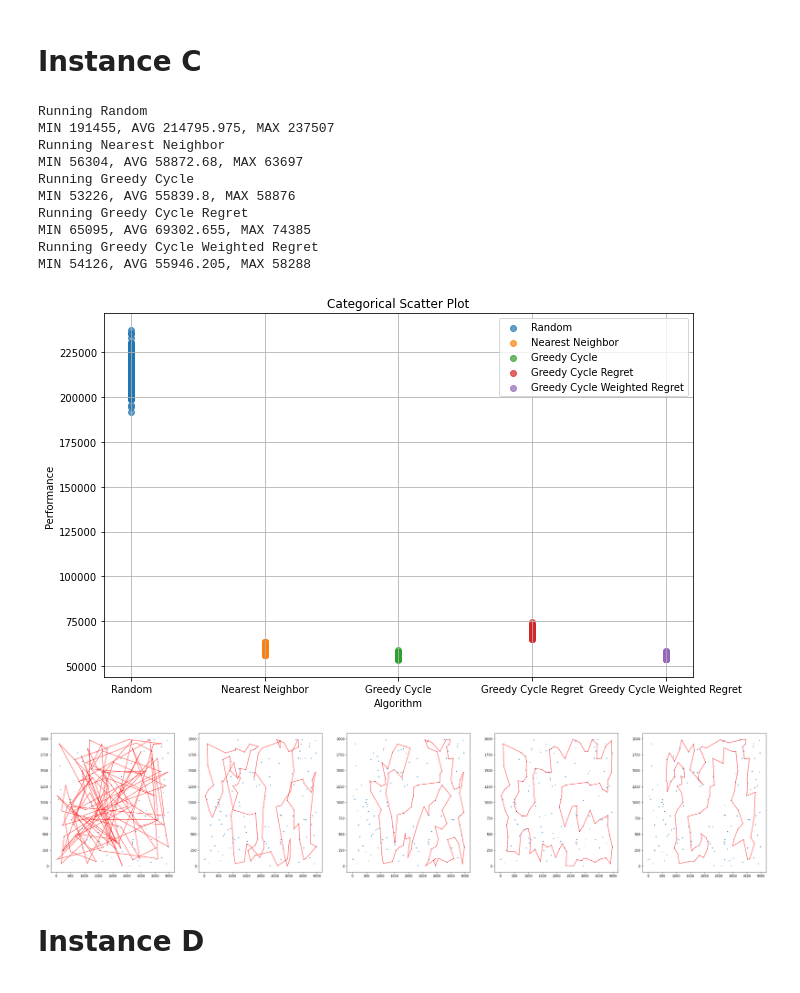
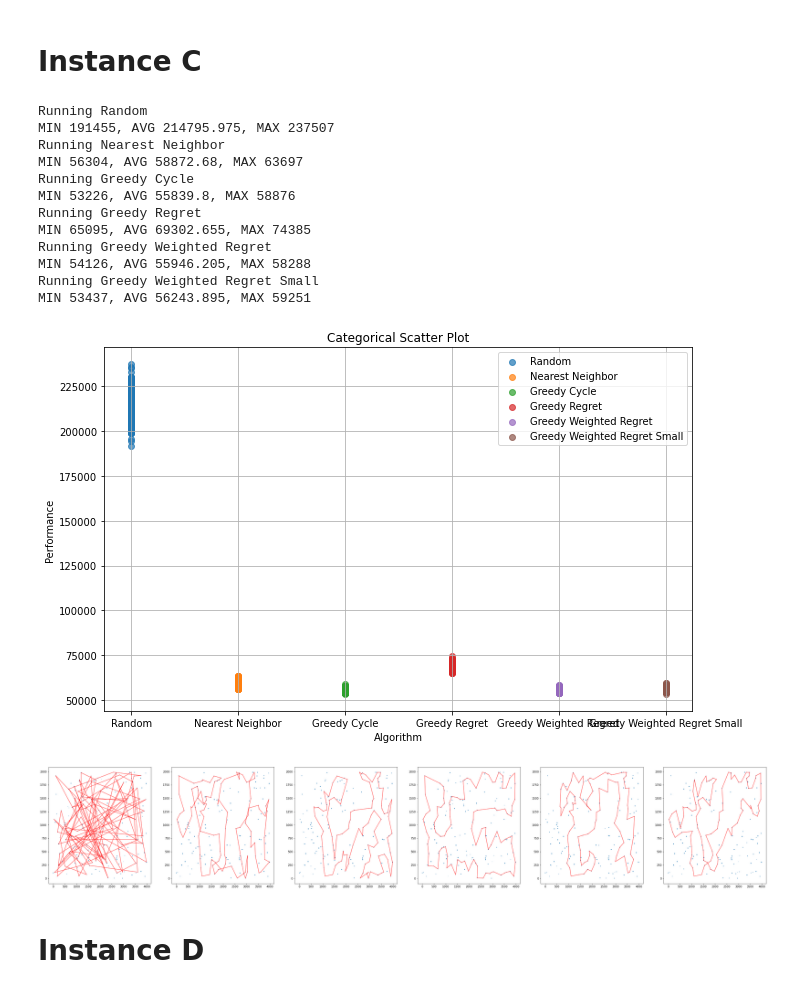
Before and after one commit to Antsol1000/ec, a Jupyter notebook: notebooks/report_2/2_greedy_regret_heuristics.ipynb, the cells around one changed output. Saved outputs shown, nothing was run; the diff lists cells and outputs as text; code cells hidden in the pictures.

```diff
--- a/notebooks/report_2/2_greedy_regret_heuristics.ipynb
+++ b/notebooks/report_2/2_greedy_regret_heuristics.ipynb
@@ -177,30 +185,34 @@ MIN 70153, AVG 71801.35, MAX 77676
 # %%
 best_solutions, results_list = run_all_experiments(200, [lambda x: random_solution(tspc),
                          lambda x: nearest_neighbor(tspc, x),
                          lambda x: greedy_cycle(tspc, x),
                          lambda x: greedy_cycle_with_regret(tspc_np, x),
-                         lambda x: greedy_cycle_with_weighted_regret(tspc_np, x)
+                         lambda x: greedy_cycle_with_weighted_regret(tspc_np, x),
+                         lambda x: greedy_cycle_with_weighted_regret(tspc_np, x, weight = 0.2)
                          ],
                     lambda x: tspc.get_solution_cost(x),
                     ["Random",
                      "Nearest Neighbor",
                      "Greedy Cycle",
-                     "Greedy Cycle Regret",
-                     "Greedy Cycle Weighted Regret"])
+                     "Greedy Regret",
+                     "Greedy Weighted Regret",
+                     "Greedy Weighted Regret Small"])
 tspc.plot(best_solutions)
 # %% [output]
 Running Random
 MIN 191455, AVG 214795.975, MAX 237507
 Running Nearest Neighbor
 MIN 56304, AVG 58872.68, MAX 63697
 Running Greedy Cycle
 MIN 53226, AVG 55839.8, MAX 58876
-Running Greedy Cycle Regret
+Running Greedy Regret
 MIN 65095, AVG 69302.655, MAX 74385
-Running Greedy Cycle Weighted Regret
+Running Greedy Weighted Regret
 MIN 54126, AVG 55946.205, MAX 58288
+Running Greedy Weighted Regret Small
+MIN 53437, AVG 56243.895, MAX 59251
-[figure, old version]
+[figure, new version]
-[figure, old version]
+[figure, new version]
 # %% [markdown]
 # Instance D
 # %%
```
Also changed, not shown: parts of 9 cells of this notebook, 3 other files.
